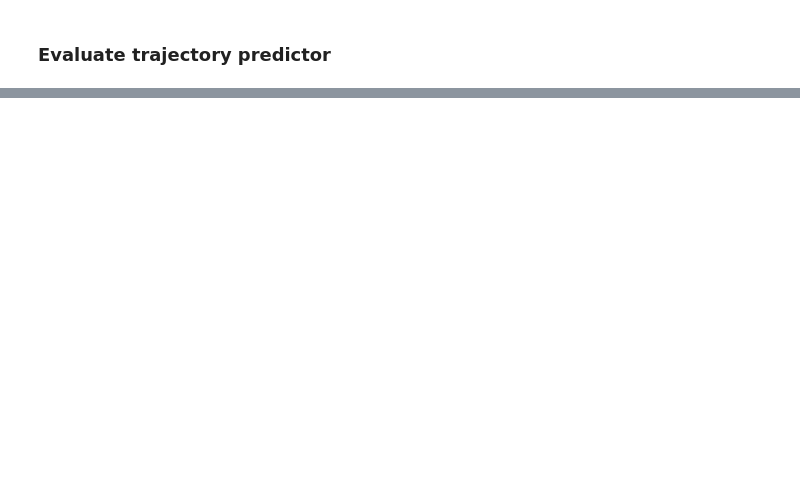
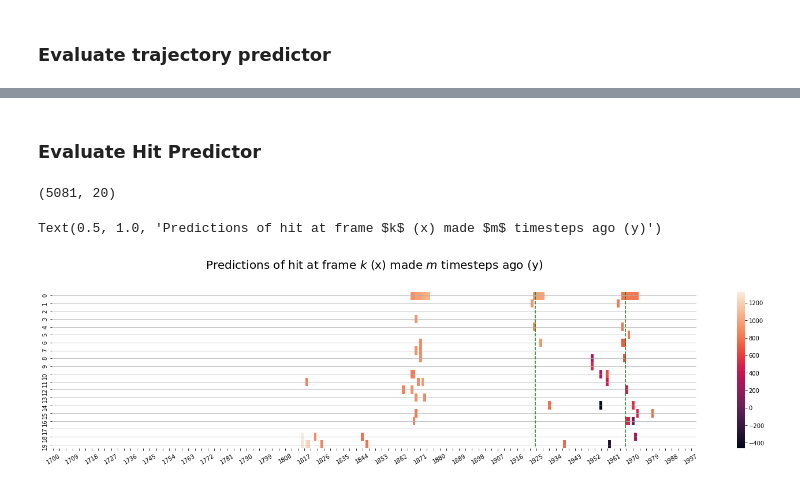
Before and after one commit to regevti/Pogona_Pursuit, a Jupyter notebook: Arena/predictor.ipynb, the cells around one changed output, grey strips where cells are left out. Cells and saved outputs as stored; diff of their text form; code cells hidden in the pictures; blank space fills up the shorter version.

```diff
--- a/Arena/predictor.ipynb
+++ b/Arena/predictor.ipynb
@@ -321,0 +535,9 @@ det.
+# %%
+def gen_forecasts_path(forecasts, n=0):
+    # first_forecast - the first forecast which doesn't contain any np.nan
+    first_forecast = next(i for i, fc in enumerate(forecasts) if fc is not None and not np.any(np.isnan(fc)))
+    path = np.empty((len(forecasts) - first_forecast - 1, 4))
+    # create the entire path from the forecasts
+    for i in range(path.shape[0]):
+        path[i] = forecasts[first_forecast + i][n]
+    return path, first_forecast
@@ -321,0 +632,2 @@ det.
+# %% [markdown]
+### Evaluate Hit Predictor
@@ -321,0 +782,7 @@ det.
+# %%
+y_thrsh = 0
+# %%
+hit_preds = get_hit_preds_forecasts(forecasts_list=forecasts,
+                                    hit_pred=hit_predictor,
+                                    y_thresh=y_thrsh,
+                                    return_mean=False)
@@ -321,0 +795,21 @@ det.
+# %%
+hit_preds.shape
+# %% [output]
+(5081, 20)
+# %%
+start = 1700
+end = 2000
+fs = 20
+pad = 40
+# %%
+fig, ax1 = plt.subplots(1,1,figsize=(25,5))
+plot_preds_and_truth(hit_preds,
+                     all_df.loc[trial_data],
+                     ax1,
+                     start=start,
+                     end=end)
+plt.grid(axis='y')
+plt.title("Predictions of hit at frame $k$ (x) made $m$ timesteps ago (y)", fontsize=fs, pad=pad)
+# %% [output]
+Text(0.5, 1.0, 'Predictions of hit at frame $k$ (x) made $m$ timesteps ago (y)')
+[figure, added]
```
Also changed, not shown: parts of 151 cells of this notebook, 12 other files.
